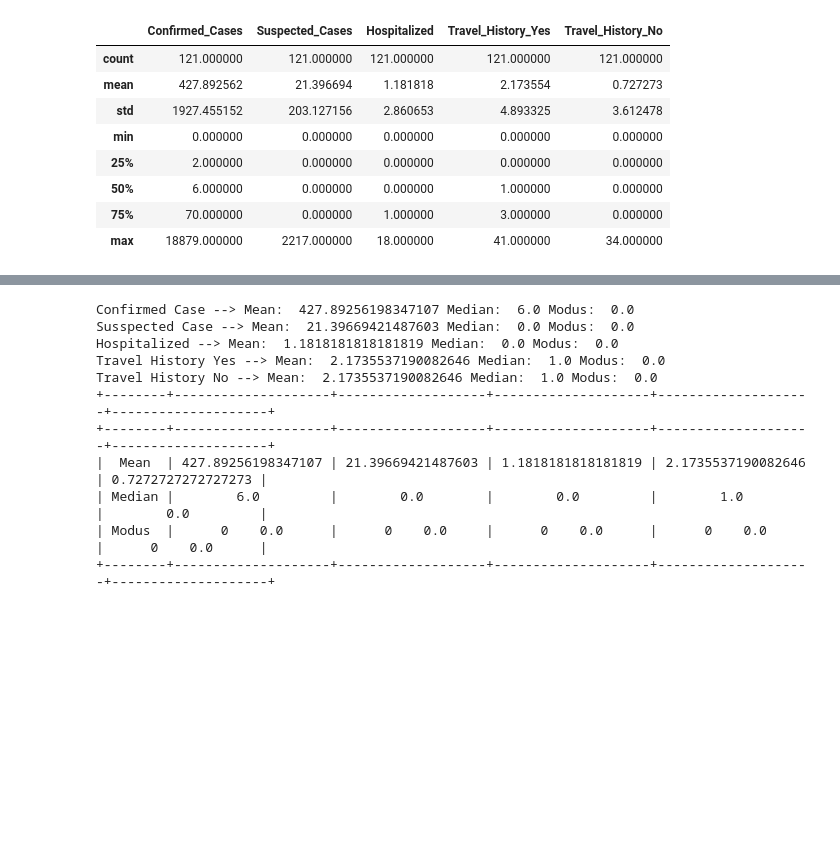
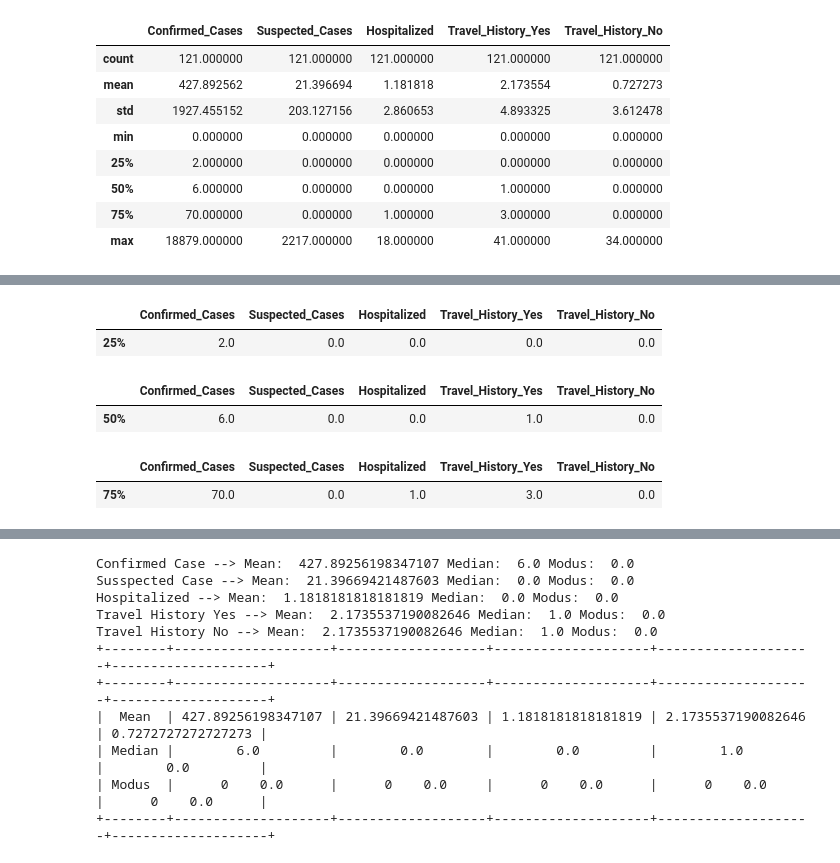
Before and after one commit to normalitariyn/datamining, a Jupyter notebook: _sources/notebooks.ipynb, the cells around one changed output, grey strips where cells are left out. Saved outputs shown, nothing was run; the diff lists cells and outputs as text; code cells hidden in the pictures; blank space fills up the shorter version.

```diff
--- a/_sources/notebooks.ipynb
+++ b/_sources/notebooks.ipynb
@@ -58,0 +144,33 @@ Mounted at /content/drive
+# %%
+percentile25 = {'Confirmed_Cases':np.percentile(c['Confirmed_Cases'],25),
+		'Suspected_Cases':np.percentile(c['Suspected_Cases'],25),'Hospitalized':np.percentile(c['Hospitalized'],25),
+    'Travel_History_Yes':np.percentile(c['Travel_History_Yes'],25),'Travel_History_No':np.percentile(c['Travel_History_No'],25)
+    }
+
+df = pd.DataFrame(percentile25, index=['25%'])
+df
+# %% [output]
+|  | Confirmed_Cases | Suspected_Cases | Hospitalized | Travel_History_Yes | Travel_History_No |
+| 25% | 2.0 | 0.0 | 0.0 | 0.0 | 0.0 |
+# %%
+percentile50 = {'Confirmed_Cases':np.percentile(c['Confirmed_Cases'],50),
+		'Suspected_Cases':np.percentile(c['Suspected_Cases'],50),'Hospitalized':np.percentile(c['Hospitalized'],50),
+    'Travel_History_Yes':np.percentile(c['Travel_History_Yes'],50),'Travel_History_No':np.percentile(c['Travel_History_No'],50)
+    }
+
+df = pd.DataFrame(percentile50, index=['50%'])
+df
+# %% [output]
+|  | Confirmed_Cases | Suspected_Cases | Hospitalized | Travel_History_Yes | Travel_History_No |
+| 50% | 6.0 | 0.0 | 0.0 | 1.0 | 0.0 |
+# %%
+percentile75 = {'Confirmed_Cases':np.percentile(c['Confirmed_Cases'],75),
+		'Suspected_Cases':np.percentile(c['Suspected_Cases'],75),'Hospitalized':np.percentile(c['Hospitalized'],75),
+    'Travel_History_Yes':np.percentile(c['Travel_History_Yes'],75),'Travel_History_No':np.percentile(c['Travel_History_No'],75)
+    }
+
+df = pd.DataFrame(percentile75, index=['75%'])
+df
+# %% [output]
+|  | Confirmed_Cases | Suspected_Cases | Hospitalized | Travel_History_Yes | Travel_History_No |
+| 75% | 70.0 | 0.0 | 1.0 | 3.0 | 0.0 |
```
Also changed, not shown: parts of 20 cells of this notebook, 14 other files.
